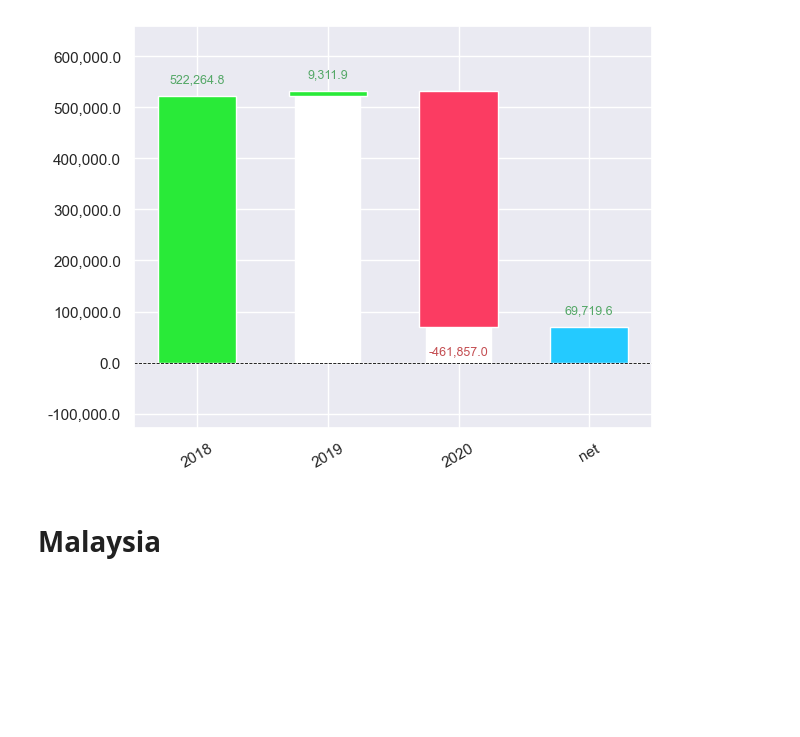
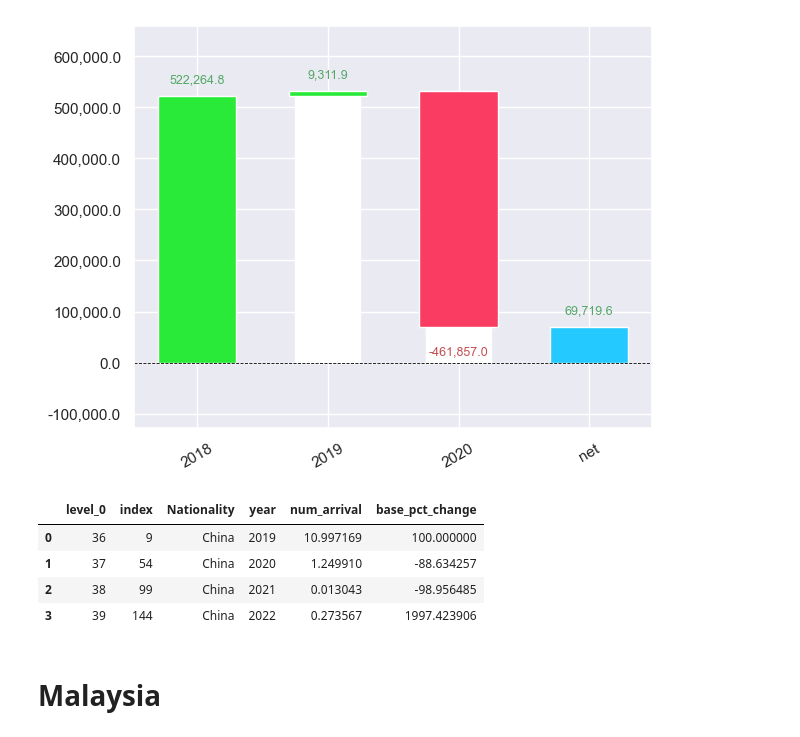
Before and after one commit to eatrabyo/dads-5001-mini-project, a Jupyter notebook: Analysis.ipynb, the cells around one changed output. Cells and saved outputs as stored; diff of their text form; code cells hidden in the pictures; blank space fills up the shorter version.

```diff
--- a/Analysis.ipynb
+++ b/Analysis.ipynb
@@ -256,6 +304,14 @@ See the caveats in the documentation: https://pandas.pydata.org/pandas-docs/stab
   china_expend['diff'].iloc[0] = china_expend['Total Spend (Mil. Baht)'].iloc[0]
 [figure]
 [figure]
+# %%
+China_num
+# %% [output]
+|  | level_0 | index | Nationality | year | num_arrival | base_pct_change |
+| 0 | 36 | 9 | China | 2019 | 10.997169 | 100.000000 |
+| 1 | 37 | 54 | China | 2020 | 1.249910 | -88.634257 |
+| 2 | 38 | 99 | China | 2021 | 0.013043 | -98.956485 |
+| 3 | 39 | 144 | China | 2022 | 0.273567 | 1997.423906 |
 # %% [markdown]
 # Malaysia
 # %%
```
Also changed, not shown: parts of 14 cells of this notebook, 1 other file.
